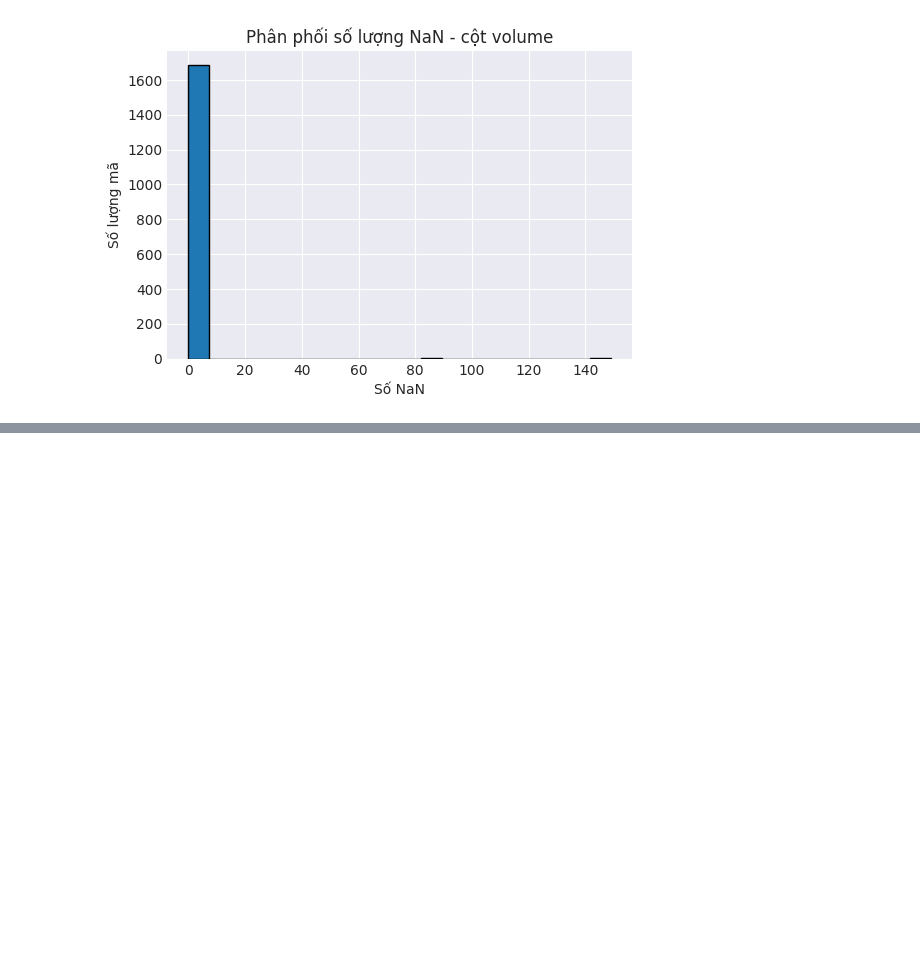
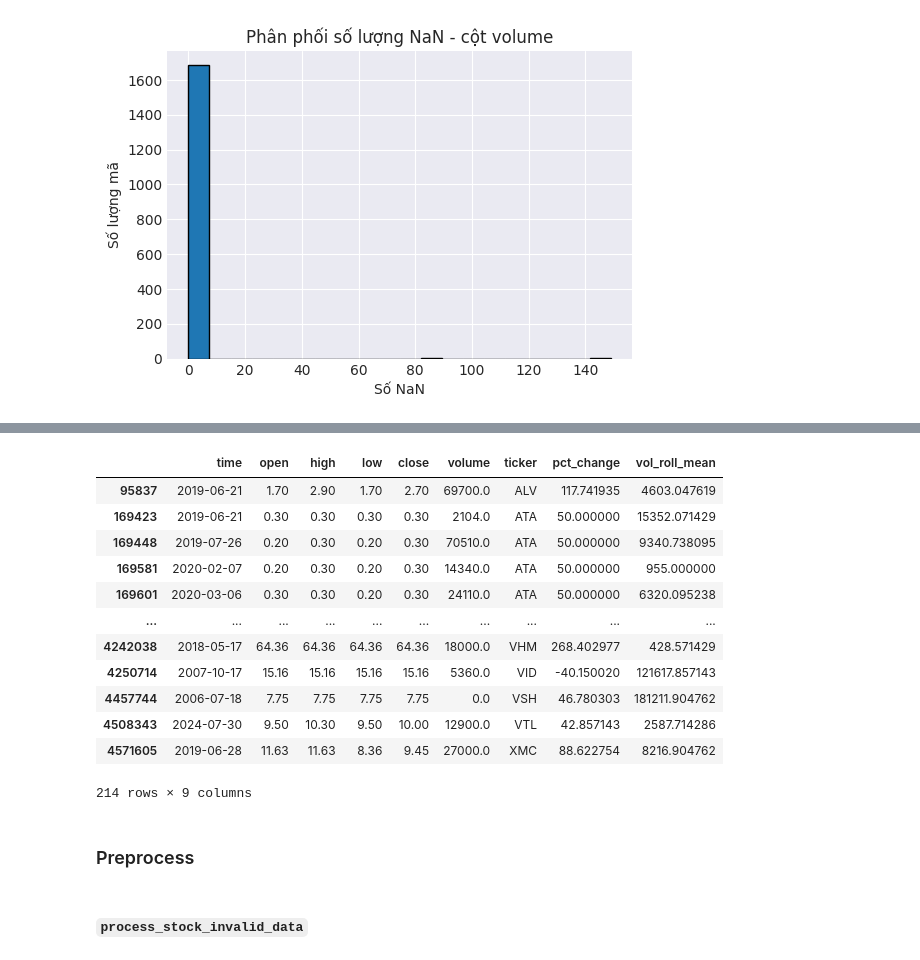
Before and after one commit to lengoctuong/TF-Algo-Trading, a Jupyter notebook: test.ipynb, the cells around one changed output, grey strips where cells are left out. Cells and saved outputs as stored; diff of their text form; code cells hidden in the pictures; blank space fills up the shorter version.

```diff
--- a/test.ipynb
+++ b/test.ipynb
@@ -621,0 +923,19 @@ dtype: float64
+# %%
+abnormal = check_abnormal_changes(processed_data)
+abnormal
+# %% [output]
+|  | time | open | high | low | close | volume | ticker | pct_change | vol_roll_mean |
+| 95837 | 2019-06-21 | 1.70 | 2.90 | 1.70 | 2.70 | 69700.0 | ALV | 117.741935 | 4603.047619 |
+| 169423 | 2019-06-21 | 0.30 | 0.30 | 0.30 | 0.30 | 2104.0 | ATA | 50.000000 | 15352.071429 |
+| 169448 | 2019-07-26 | 0.20 | 0.30 | 0.20 | 0.30 | 70510.0 | ATA | 50.000000 | 9340.738095 |
+| 169581 | 2020-02-07 | 0.20 | 0.30 | 0.20 | 0.30 | 14340.0 | ATA | 50.000000 | 955.000000 |
+| 169601 | 2020-03-06 | 0.30 | 0.30 | 0.20 | 0.30 | 24110.0 | ATA | 50.000000 | 6320.095238 |
+| ... | ... | ... | ... | ... | ... | ... | ... | ... | ... |
+| 4242038 | 2018-05-17 | 64.36 | 64.36 | 64.36 | 64.36 | 18000.0 | VHM | 268.402977 | 428.571429 |
+| 4250714 | 2007-10-17 | 15.16 | 15.16 | 15.16 | 15.16 | 5360.0 | VID | -40.150020 | 121617.857143 |
+| 4457744 | 2006-07-18 | 7.75 | 7.75 | 7.75 | 7.75 | 0.0 | VSH | 46.780303 | 181211.904762 |
+| 4508343 | 2024-07-30 | 9.50 | 10.30 | 9.50 | 10.00 | 12900.0 | VTL | 42.857143 | 2587.714286 |
+| 4571605 | 2019-06-28 | 11.63 | 11.63 | 8.36 | 9.45 | 27000.0 | XMC | 88.622754 | 8216.904762 |
+214 rows × 9 columns
+# %% [markdown]
+### Preprocess
@@ -621,0 +946,2 @@ dtype: float64
+# %% [markdown]
+#### `process_stock_invalid_data`
```
Also changed, not shown: parts of 26 cells of this notebook, 5 other files.
